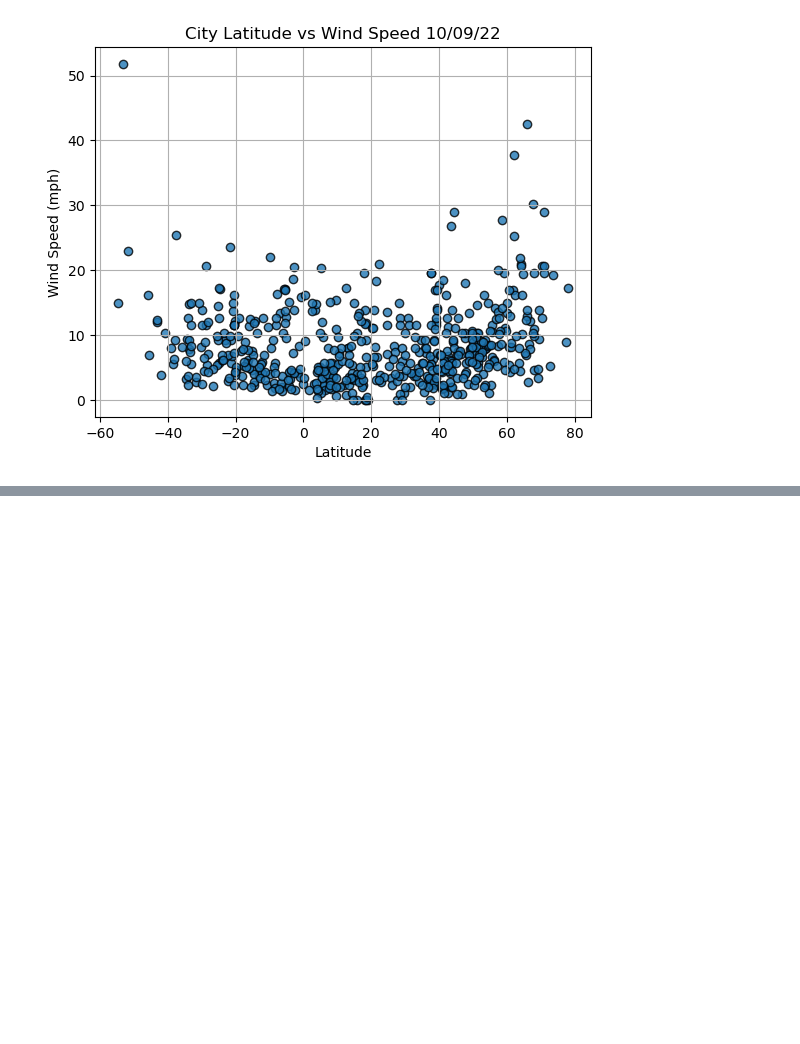
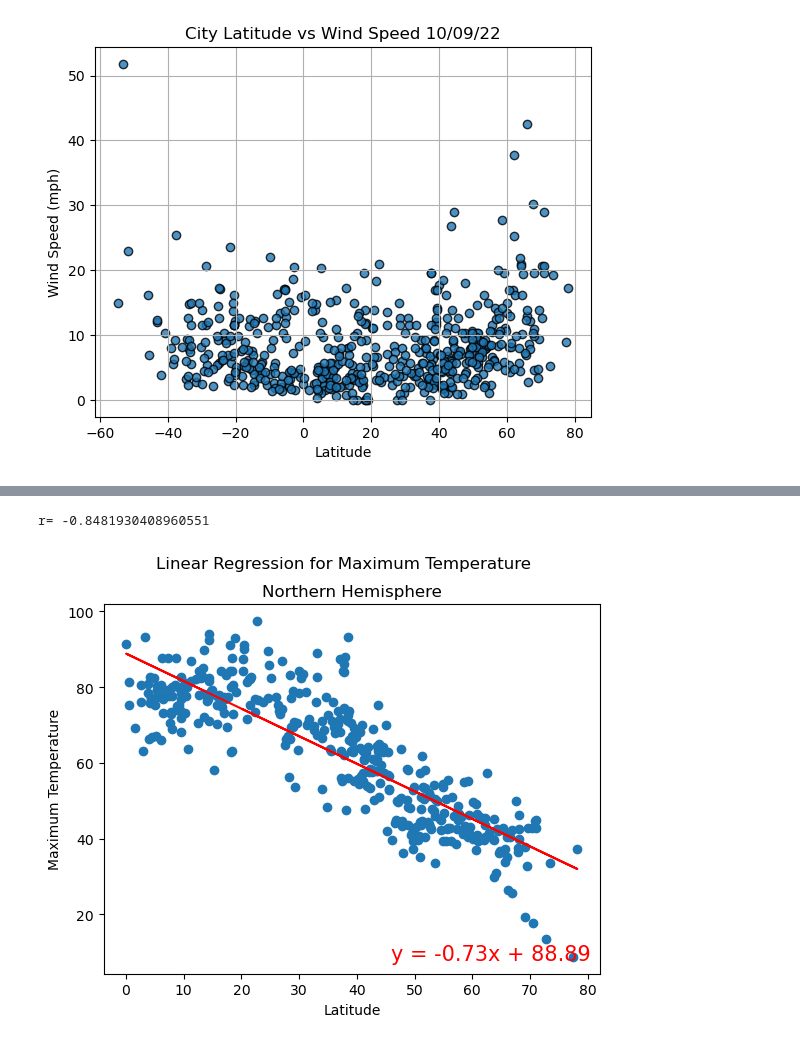
Before and after one commit to statocat/UNCBC-HW6-PlanMyTripApp, a Jupyter notebook: WeatherPy.ipynb, the cells around one changed output, grey strips where cells are left out. Cells and saved outputs as stored; diff of their text form; code cells hidden in the pictures; blank space fills up the shorter version.

```diff
--- a/WeatherPy.ipynb
+++ b/WeatherPy.ipynb
@@ -238,0 +280,26 @@ plt.show()
+# %%
+# make function to perform and plot linear regression model
+
+def lm(x,y,title,subtitle,ylab,xlab,text_coords):
+        # Run regression on hemisphere weather data.
+    (slope, intercept, r_value, p_value, std_err) = linregress(x, y)
+    print('r=',r_value)
+
+    # Calculate the regression line "y values" from the slope and intercept.
+    regress_values = x * slope + intercept
+    # Get the equation of the line.
+    line_eq = "y = " + str(round(slope,2)) + "x + " + str(round(intercept,2))
+    # Create a scatter plot and plot the regression line.
+    plt.scatter(x,y)
+    plt.plot(x,regress_values,"r")
+    # Annotate the text for the line equation.
+    plt.annotate(line_eq, text_coords, fontsize=15, color="red")
+    plt.suptitle(title)
+    plt.title(subtitle)
+    plt.xlabel(xlab)
+    plt.ylabel(ylab)
+    plt.show()
+# %%
+# make df with cities in northern hemisphere (lat >=0)
+n_df = df[df['Lat']>=0]
+n_df
@@ -238,0 +338,12 @@ plt.show()
+# %%
+# Northern Hemi Plot, Lat v Max Temp
+lm(x=n_df['Lat'],y=n_df['Max Temp'],
+xlab='Latitude',ylab='Maximum Temperature',
+title='Linear Regression for Maximum Temperature',
+subtitle = 'Northern Hemisphere',
+text_coords = (46,8))
+
+#plt.savefig('../UNCBC-HW6-PlanMyTripApp/weather_data/Fig0.png')
+# %% [output]
+r= -0.8481930408960551
+[figure, added]
```
Also changed, not shown: parts of 11 cells of this notebook, 6 other files.
